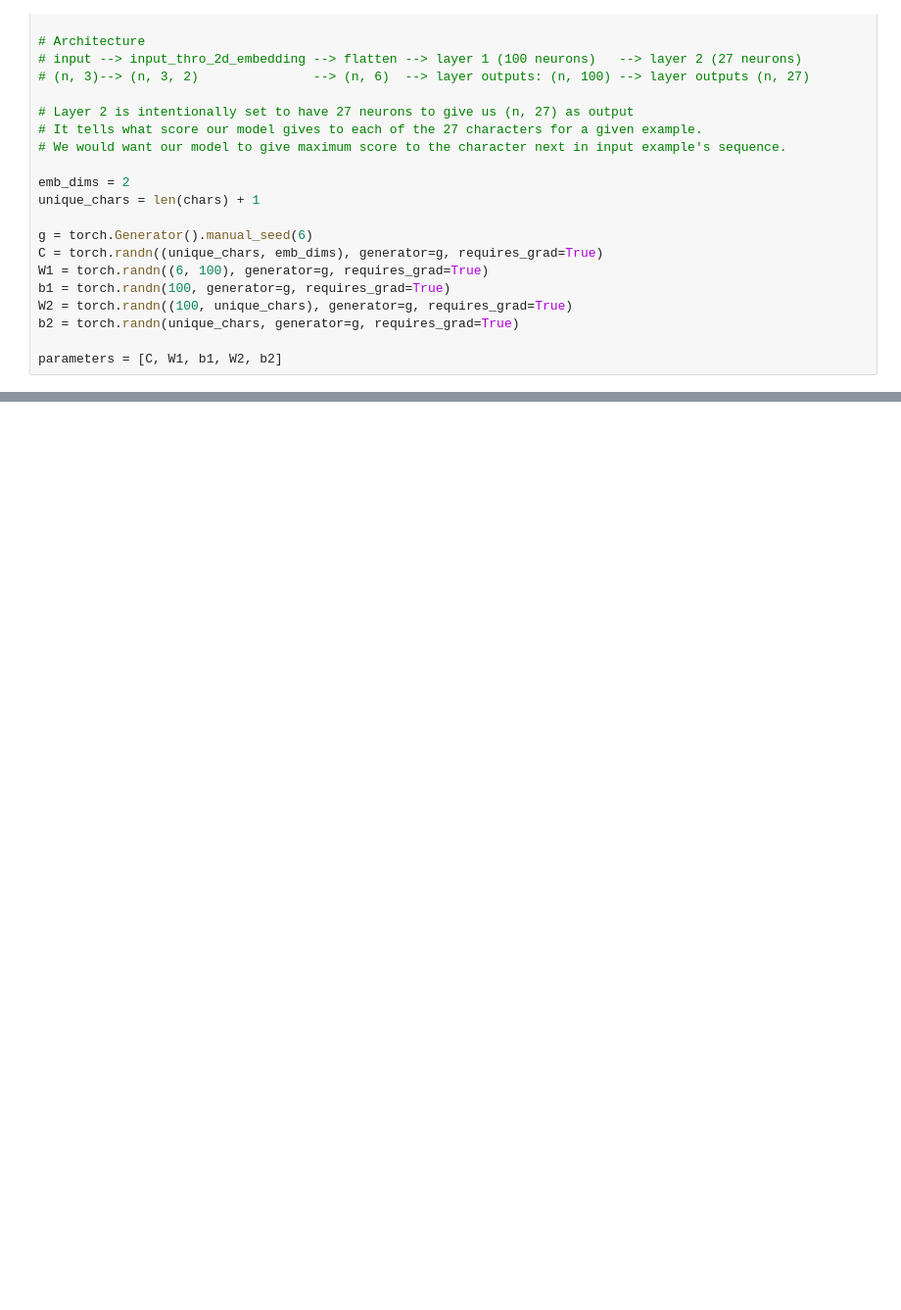
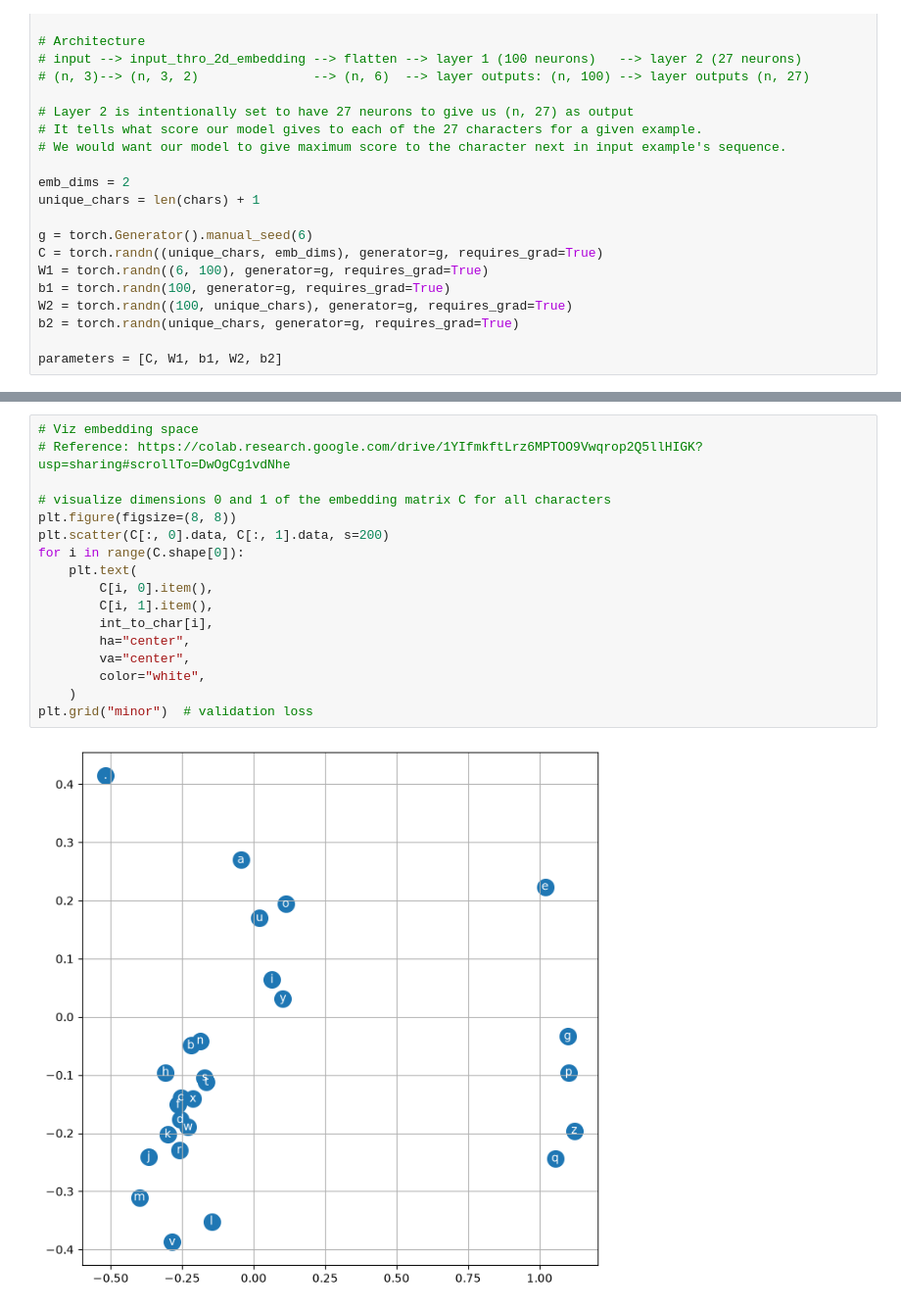
Before and after one commit to zealshah95/language_modeling_basics, a Jupyter notebook: makemore_mlp.ipynb, the cells around one changed output, grey strips where cells are left out. Shown at 98% size. Saved outputs shown, nothing was run; the diff lists cells and outputs as text; blank space fills up the shorter version.

```diff
--- a/makemore_mlp.ipynb
+++ b/makemore_mlp.ipynb
@@ -134,0 +224,19 @@ plt.plot(step_tracker, loss_tracker)
+# %%
+# Viz embedding space
+# Reference: https://colab.research.google.com/drive/1YIfmkftLrz6MPTOO9Vwqrop2Q5llHIGK?usp=sharing#scrollTo=DwOgCg1vdNhe
+
+# visualize dimensions 0 and 1 of the embedding matrix C for all characters
+plt.figure(figsize=(8, 8))
+plt.scatter(C[:, 0].data, C[:, 1].data, s=200)
+for i in range(C.shape[0]):
+    plt.text(
+        C[i, 0].item(),
+        C[i, 1].item(),
+        int_to_char[i],
+        ha="center",
+        va="center",
+        color="white",
+    )
+plt.grid("minor")  # validation loss
+# %% [output]
+[figure, added]
```
Also changed, not shown: parts of 6 cells of this notebook.
